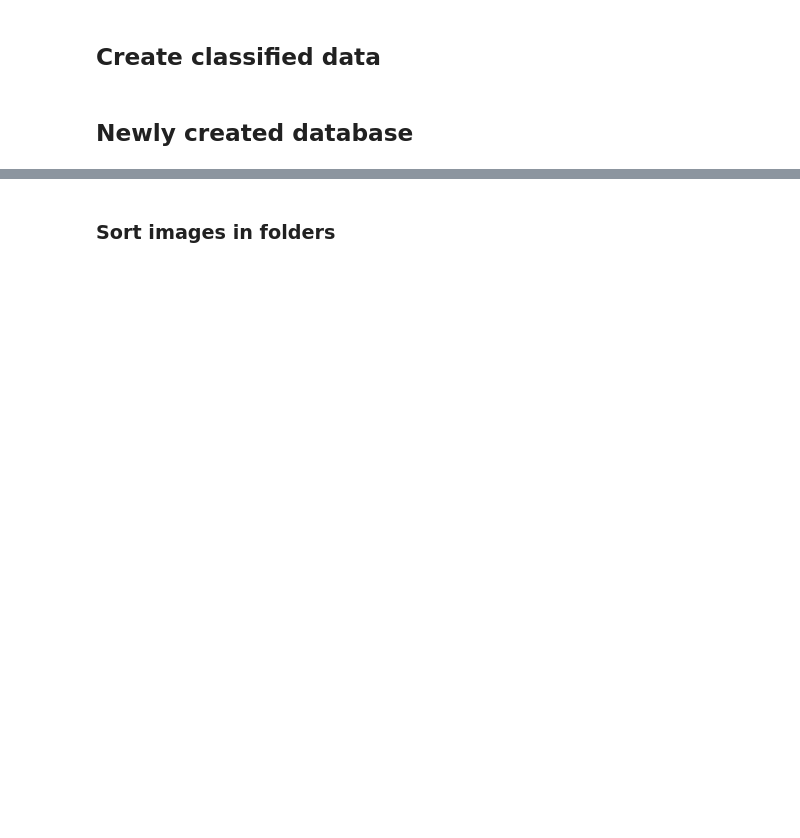
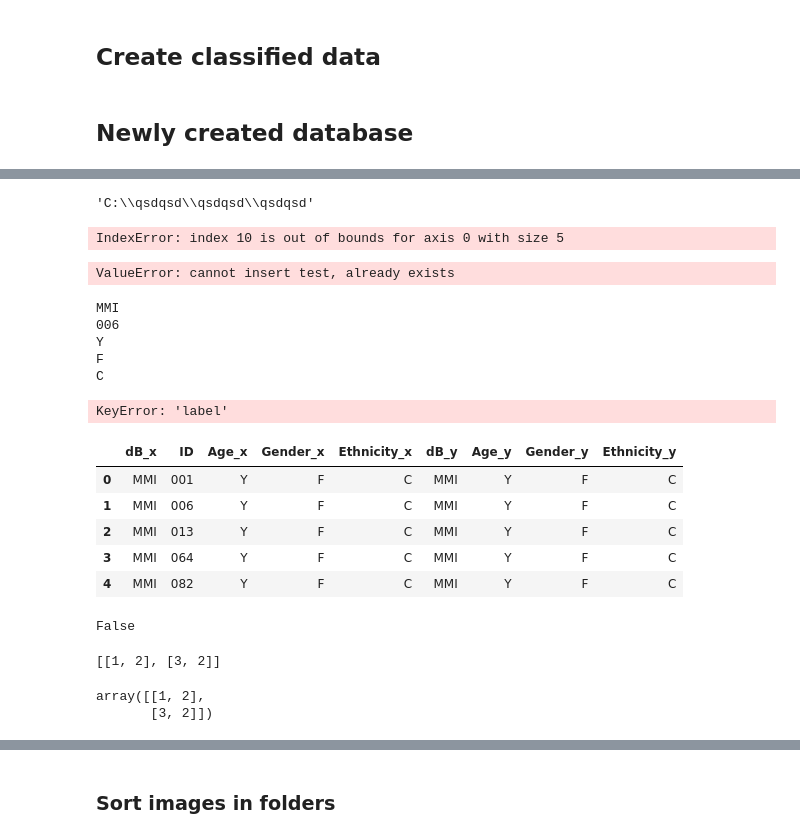
Before and after one commit to Jeanbverr/Thesis_Christiaan_Jean, a Jupyter notebook: Custom_Dexpression/include_neutral_emotion.ipynb, the cells around one changed output, grey strips where cells are left out. Saved outputs shown, nothing was run; the diff lists cells and outputs as text; code cells hidden in the pictures; blank space fills up the shorter version.

```diff
--- a/Custom_Dexpression/include_neutral_emotion.ipynb
+++ b/Custom_Dexpression/include_neutral_emotion.ipynb
@@ -1269,0 +1328,51 @@ classified_df
+# %%
+test = ('C:\qsdqsd\qsdqsd\qsdqsd')
+
+test
+# %% [output]
+'C:\\qsdqsd\\qsdqsd\\qsdqsd'
+# %%
+test_df.insert(len(test_df), 'lol', 6)
+test_df
+# %% [output]
+IndexError: index 10 is out of bounds for axis 0 with size 5
+# %%
+classified_df.insert(1, 'test', 6)
+classified_df
+# %% [output]
+ValueError: cannot insert test, already exists
+# %%
+for test in classified_df.iloc[YFC.index[1]]:
+    print(test)
+# %% [output]
+MMI
+006
+Y
+F
+C
+# %%
+for i in range(len(YFC.index)):
+    classified_df.iloc[YFC.index[i]]['label'][1]
+
+classified_df
+# %% [output]
+KeyError: 'label'
+# %%
+df
+# %% [output]
+|  | dB_x | ID | Age_x | Gender_x | Ethnicity_x | dB_y | Age_y | Gender_y | Ethnicity_y |
+| 0 | MMI | 001 | Y | F | C | MMI | Y | F | C |
+| 1 | MMI | 006 | Y | F | C | MMI | Y | F | C |
+| 2 | MMI | 013 | Y | F | C | MMI | Y | F | C |
+| 3 | MMI | 064 | Y | F | C | MMI | Y | F | C |
+| 4 | MMI | 082 | Y | F | C | MMI | Y | F | C |
+# %%
+classified_df.equals(YFC)
+# %% [output]
+False
+# %%
+a_list = [[1,2],[3,2]]
+
+a_list
+# %% [output]
+[[1, 2], [3, 2]]
@@ -1269,0 +1385,5 @@ classified_df
+# %%
+sth_test
+# %% [output]
+array([[1, 2],
+       [3, 2]])
```
Also changed, not shown: parts of 31 cells of this notebook.
